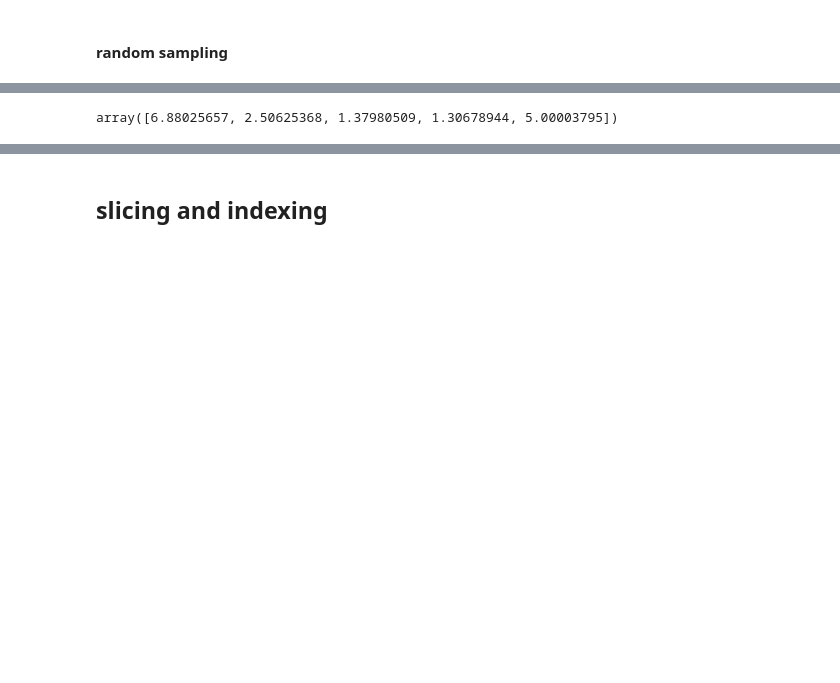
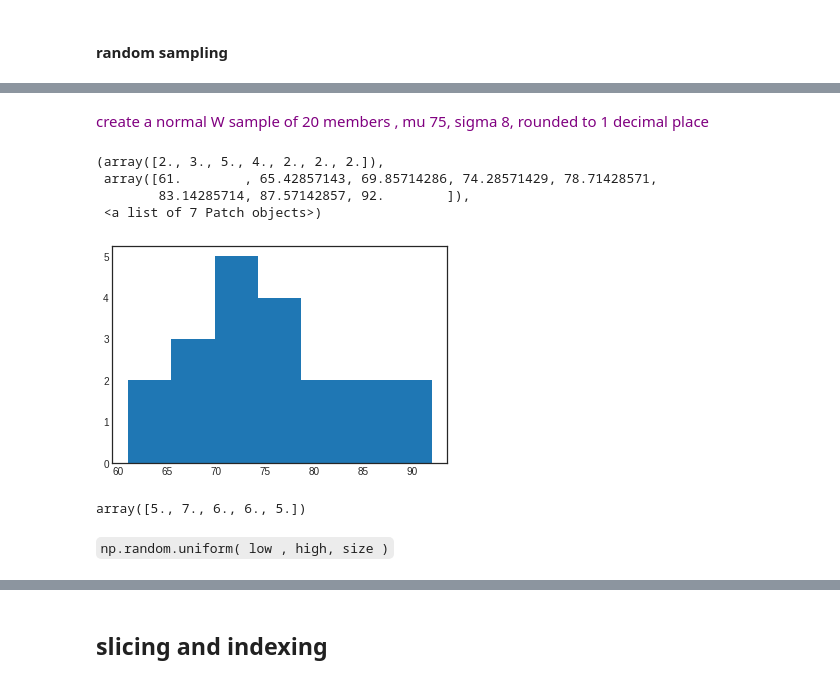
Before and after one commit to chezydan/pytopics, a Jupyter notebook: numpy basics.ipynb, the cells around one changed output, grey strips where cells are left out. Drawn from its saved outputs; the diff is of its cells as text; code cells hidden in the pictures; blank space fills up the shorter version.

```diff
--- a/numpy basics.ipynb
+++ b/numpy basics.ipynb
@@ -217,0 +241,13 @@ plt.hist(smpNorm, bins=25)
+# %% [markdown]
+<p> <span style='color:purple'> create a normal W sample of 20 members , mu 75, sigma 8, rounded to 1 decimal place</span>
+# %%
+W = np.round(np.random.normal(75, 8, 20))
+W
+
+plt.hist(W,7)
+# %% [output]
+(array([2., 3., 5., 4., 2., 2., 2.]),
+ array([61.        , 65.42857143, 69.85714286, 74.28571429, 78.71428571,
+        83.14285714, 87.57142857, 92.        ]),
+ <a list of 7 Patch objects>)
+[figure, added]
@@ -219,10 +259,12 @@ plt.hist(smpNorm, bins=25)
 #uniform
 low=1
 high=7
-uni=np.random.uniform(low, high,5)
+uni=np.round(np.random.uniform(low, high,5))
 uni
 # %% [output]
-array([6.88025657, 2.50625368, 1.37980509, 1.30678944, 5.00003795])
+array([5., 7., 6., 6., 5.])
+# %% [markdown]
+`np.random.uniform( low , high, size )`
 # %%
 #short 2 dice simulation
 smpl= np.random.randint(low,high,(2,5))
```
Also changed, not shown: parts of 24 cells of this notebook, 8 other files.
